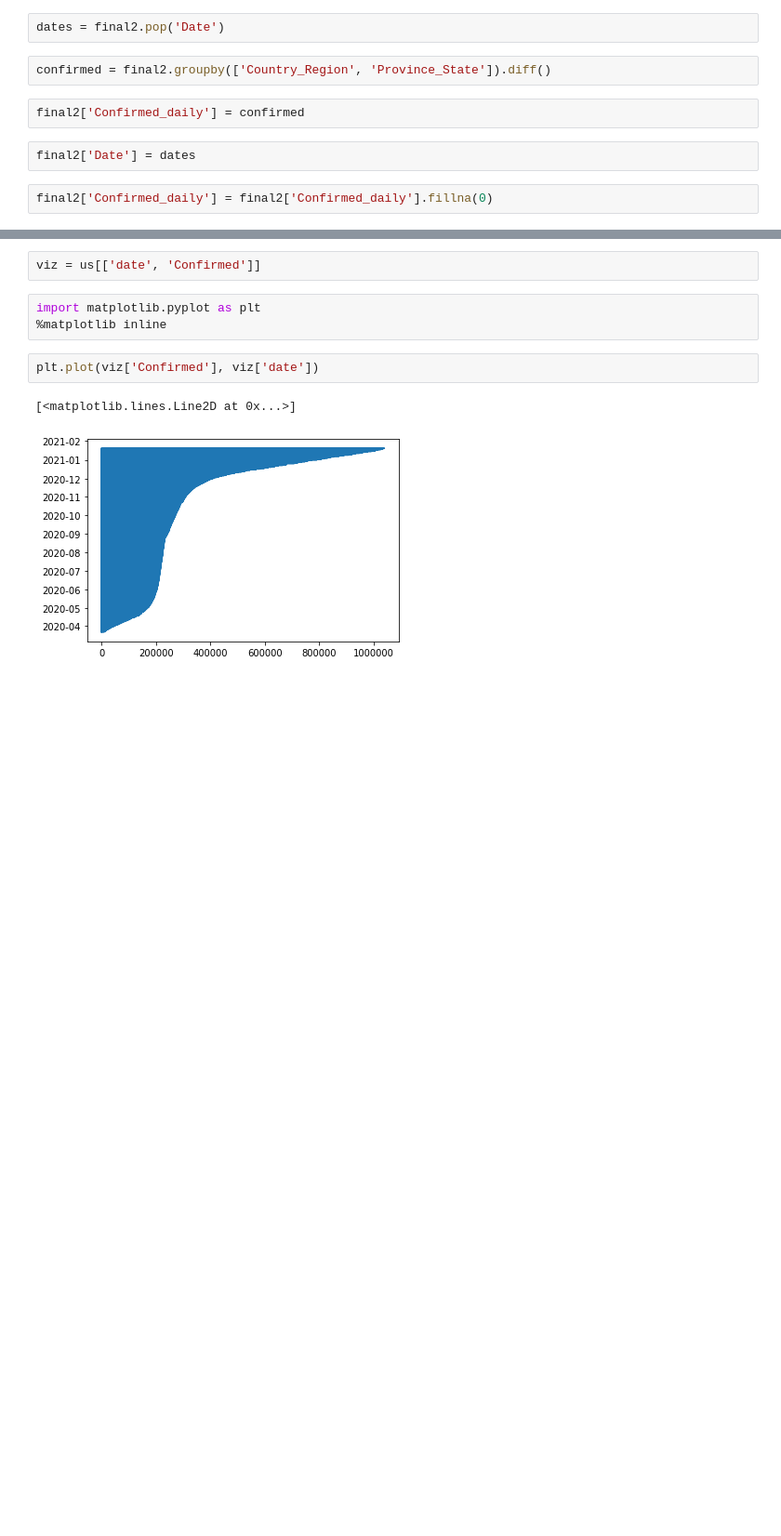
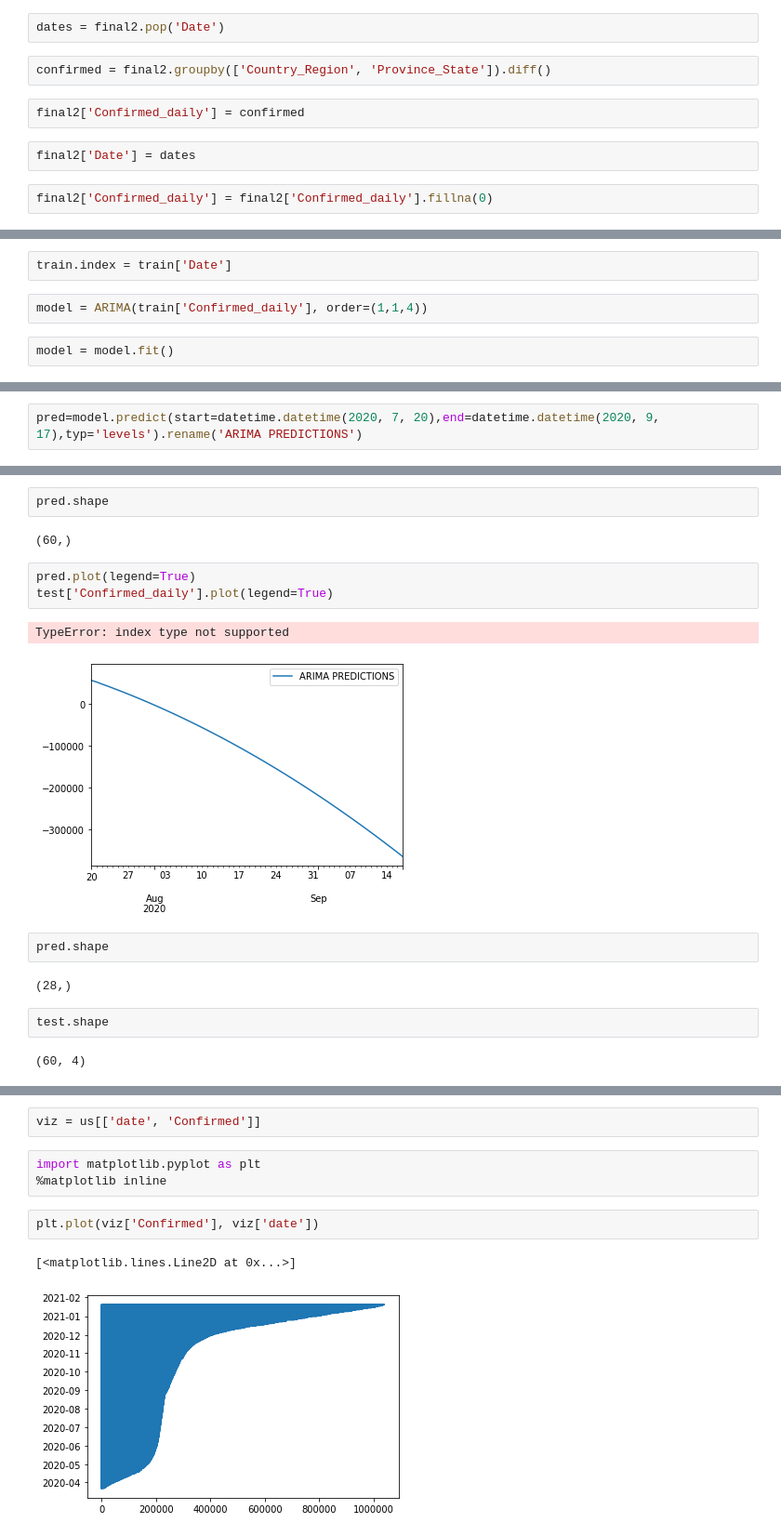
Before and after one commit to vivekka93/covid19_prediction, a Jupyter notebook: Untitled.ipynb, the cells around one changed output, grey strips where cells are left out. Shown at 93% size. Drawn from its saved outputs; the diff is of its cells as text; blank space fills up the shorter version.

```diff
--- a/Untitled.ipynb
+++ b/Untitled.ipynb
@@ -86,0 +182,6 @@ final2[(final2['Country_Region'] == 'US') & (final2['Province_State'] == 'Indian
+# %%
+train.index = train['Date']
+# %%
+model = ARIMA(train['Confirmed_daily'], order=(1,1,4))
+# %%
+model = model.fit()
@@ -86,0 +228,2 @@ final2[(final2['Country_Region'] == 'US') & (final2['Province_State'] == 'Indian
+# %%
+pred=model.predict(start=datetime.datetime(2020, 7, 20),end=datetime.datetime(2020, 9, 17),typ='levels').rename('ARIMA PREDICTIONS')
@@ -86,0 +262,18 @@ final2[(final2['Country_Region'] == 'US') & (final2['Province_State'] == 'Indian
+# %%
+pred.shape
+# %% [output]
+(60,)
+# %%
+pred.plot(legend=True)
+test['Confirmed_daily'].plot(legend=True)
+# %% [output]
+TypeError: index type not supported
+[figure, added]
+# %%
+pred.shape
+# %% [output]
+(28,)
+# %%
+test.shape
+# %% [output]
+(60, 4)
```
Also changed, not shown: parts of 57 cells of this notebook.
